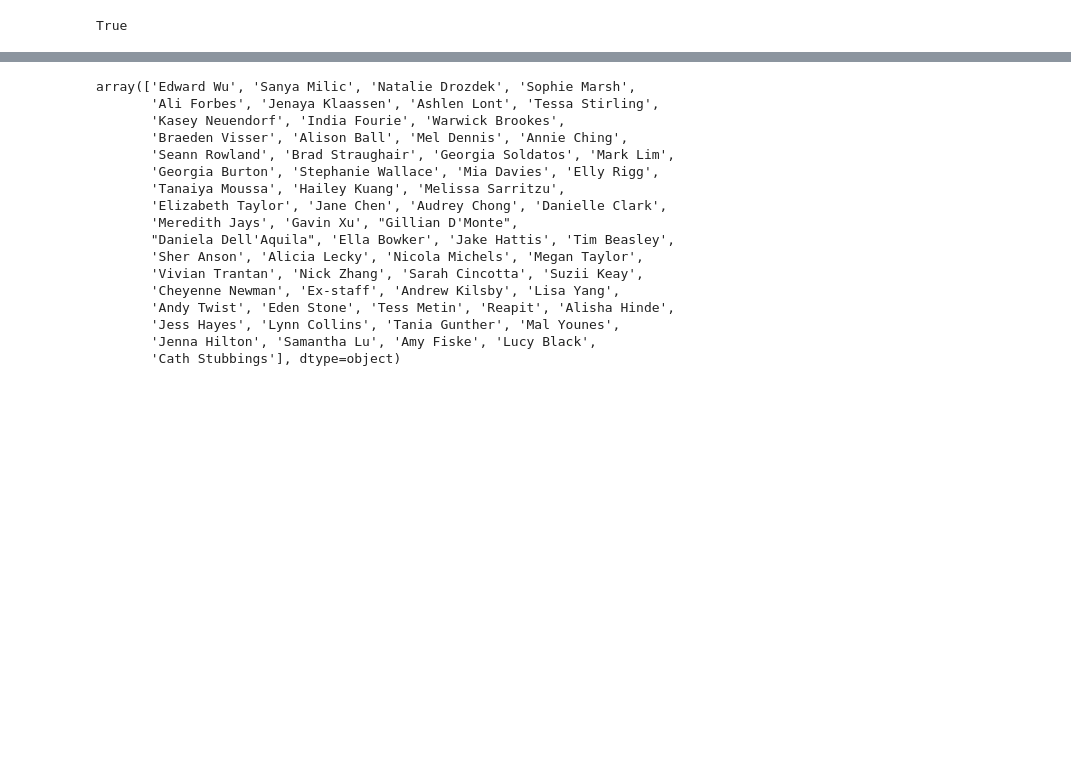
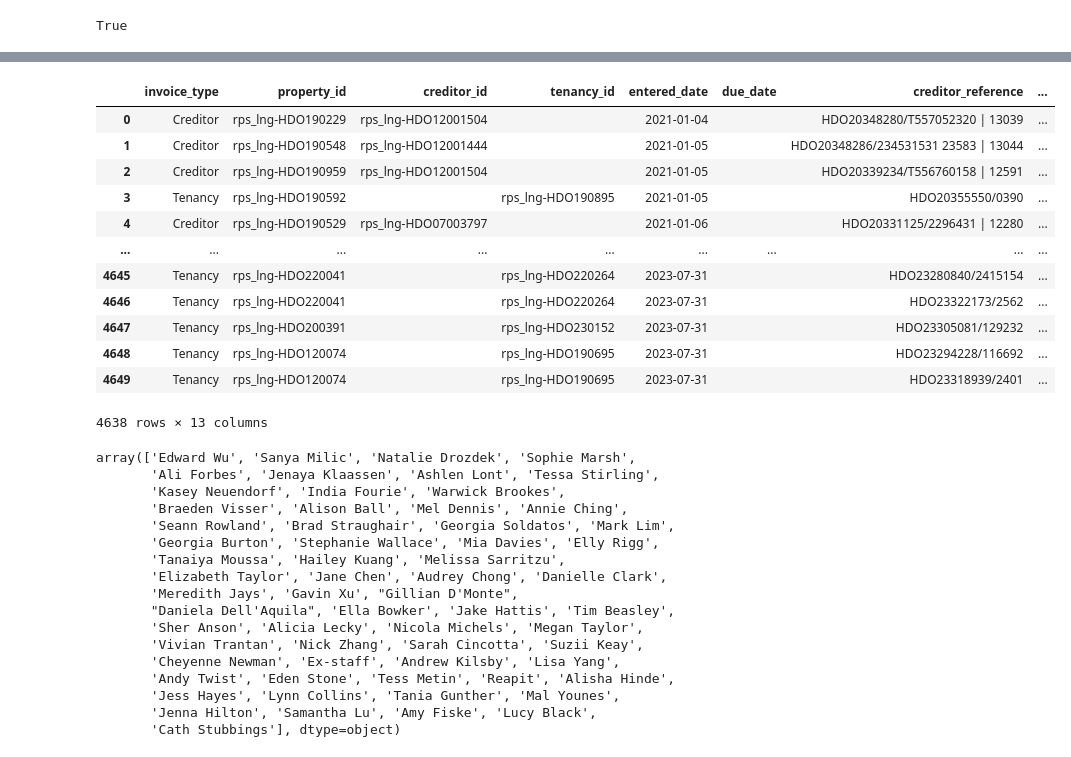
Before and after one commit to sahils4299/LongView-Data-Migration, a Jupyter notebook: PropertyTree_migration_Portfolio_testing.ipynb, the cells around one changed output, grey strips where cells are left out. Drawn from its saved outputs; the diff is of its cells as text; code cells hidden in the pictures; blank space fills up the shorter version.

```diff
--- a/PropertyTree_migration_Portfolio_testing.ipynb
+++ b/PropertyTree_migration_Portfolio_testing.ipynb
@@ -145,6 +161,6 @@ for list_name, list_keys in [('financial_transactions', financial_transactions),
         code_description[key] = generate_key_code(list_code, index)
 # %%
 for index,row in df_accounts.iterrows():
-    df_accounts.loc[index,'code_'] = code_description[row['code']]
-    df_accounts.loc[index,'parent_code_'] = list_codes[row['parent_code']]
+    df_accounts.loc[index,'code'] = code_description[row['code']]
+    df_accounts.loc[index,'parent_code'] = list_codes[row['parent_code']]
 # %%
@@ -1683,7 +1741,8 @@ kasey_transaction= kasey_transaction[kasey_transaction['Authorisation Status'] !
 # %%
 #Make to Csv
 df_invoices_mapping = {
-    'invoice_type': 'Ledger',
+    #'invoice_type': 'Ledger',
+    'invoice_type': 'Tenant',
     'property_id': 'Property Code',
     'creditor_id': 'Supplier Code',
     'tenancy_id': 'Tenancy Code',
@@ -1704,17 +1763,35 @@ for key,value in df_invoices_mapping.items():
     else:
         pt_df_invoices[key] = ''
 
-pt_df_invoices['invoice_type'] = pt_df_invoices.apply(lambda row: 'Tenancy' if str(row['invoice_type']) != 'S' else 'Creditor',axis = 1)
+# pt_df_invoices['invoice_type'] = pt_df_invoices.apply(lambda row: 'Tenancy' if str(row['invoice_type']) != 'S' else 'Creditor',axis = 1)
+pt_df_invoices['invoice_type'] = pt_df_invoices.apply(lambda row: 'Tenancy' if row['tenancy_id'] != ' ' and row['invoice_type'] != ' '  else 'Creditor',axis = 1)
+#kasey_transaction[(kasey_transaction['Tenancy Code'] != ' ') & (kasey_transaction['Tenant'] != ' ')]
 pt_df_invoices['property_id'] = pt_df_invoices.apply(lambda row: 'rps_lng-' + str(row['property_id']) if str(row['property_id']) != 'nan' else '',axis = 1)
-pt_df_invoices['creditor_id'] = pt_df_invoices.apply(lambda row: 'rps_lng-' + str(row['creditor_id']) if str(row['creditor_id']) != 'nan' else '',axis = 1)
-pt_df_invoices['tenancy_id'] = pt_df_invoices.apply(lambda row: 'rps_lng-' + str(row['tenancy_id']) if str(row['tenancy_id']) != 'nan' else '',axis = 1)
+pt_df_invoices['creditor_id'] = pt_df_invoices.apply(lambda row: 'rps_lng-' + str(row['creditor_id']) if row['invoice_type'] != 'Tenancy' else '',axis = 1)
+pt_df_invoices['tenancy_id'] = pt_df_invoices.apply(lambda row: 'rps_lng-' + str(row['tenancy_id']) if row['invoice_type'] == 'Tenancy' else '',axis = 1)
 
 
-pt_df_invoices.loc[(pt_df_invoices['creditor_id'].isnull()) & (pt_df_invoices['invoice_type'] == 'Creditor'), 'invoice_type'] = 'Tenancy'
+#pt_df_invoices.loc[(pt_df_invoices['creditor_id'].isnull()) & (pt_df_invoices['invoice_type'] == 'Creditor'), 'invoice_type'] = 'Tenancy'
 # pt_df_invoices['line_1_gst_due'] = 0
 # pt_df_invoices['line_1_amount_paid'] = 0
 
 #pt_df_invoices.to_csv("PropertyTree_Invoices.csv",index=False)
+# %%
+pt_df_invoices
+# %% [output]
+|  | invoice_type | property_id | creditor_id | tenancy_id | entered_date | due_date | creditor_reference | ... |
+| 0 | Creditor | rps_lng-HDO190229 | rps_lng-HDO12001504 |  | 2021-01-04 |  | HDO20348280/T557052320 | 13039 | ... |
+| 1 | Creditor | rps_lng-HDO190548 | rps_lng-HDO12001444 |  | 2021-01-05 |  | HDO20348286/234531531 23583 | 13044 | ... |
+| 2 | Creditor | rps_lng-HDO190959 | rps_lng-HDO12001504 |  | 2021-01-05 |  | HDO20339234/T556760158 | 12591 | ... |
+| 3 | Tenancy | rps_lng-HDO190592 |  | rps_lng-HDO190895 | 2021-01-05 |  | HDO20355550/0390 | ... |
+| 4 | Creditor | rps_lng-HDO190529 | rps_lng-HDO07003797 |  | 2021-01-06 |  | HDO20331125/2296431 | 12280 | ... |
+| ... | ... | ... | ... | ... | ... | ... | ... | ... |
+| 4645 | Tenancy | rps_lng-HDO220041 |  | rps_lng-HDO220264 | 2023-07-31 |  | HDO23280840/2415154 | ... |
+| 4646 | Tenancy | rps_lng-HDO220041 |  | rps_lng-HDO220264 | 2023-07-31 |  | HDO23322173/2562 | ... |
+| 4647 | Tenancy | rps_lng-HDO200391 |  | rps_lng-HDO230152 | 2023-07-31 |  | HDO23305081/129232 | ... |
+| 4648 | Tenancy | rps_lng-HDO120074 |  | rps_lng-HDO190695 | 2023-07-31 |  | HDO23294228/116692 | ... |
+| 4649 | Tenancy | rps_lng-HDO120074 |  | rps_lng-HDO190695 | 2023-07-31 |  | HDO23318939/2401 | ... |
+4638 rows × 13 columns
 # %%
 properties_before['Agent Name'].unique()
 # %% [output]
```
Also changed, not shown: parts of 34 cells of this notebook, 1 other file.
